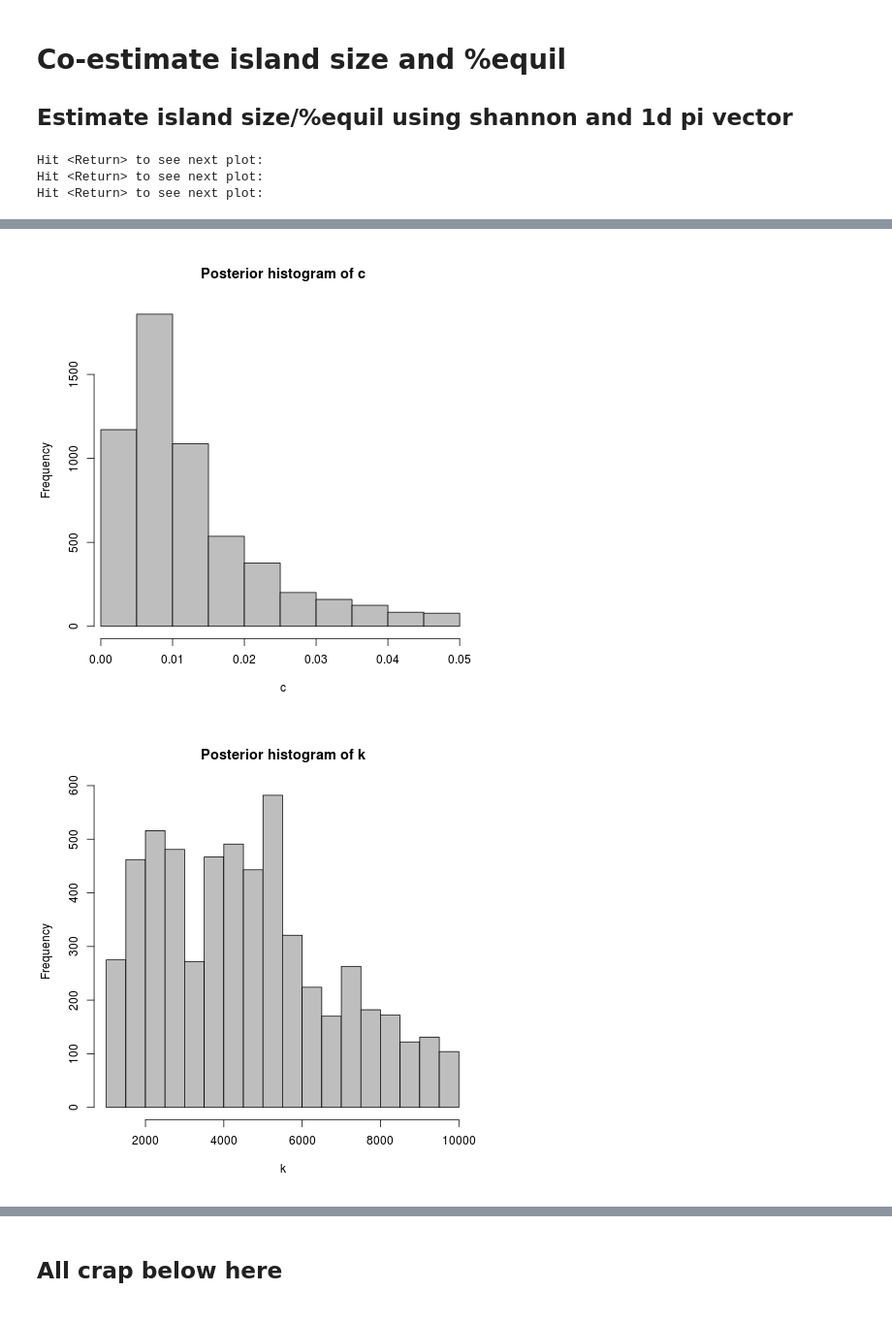
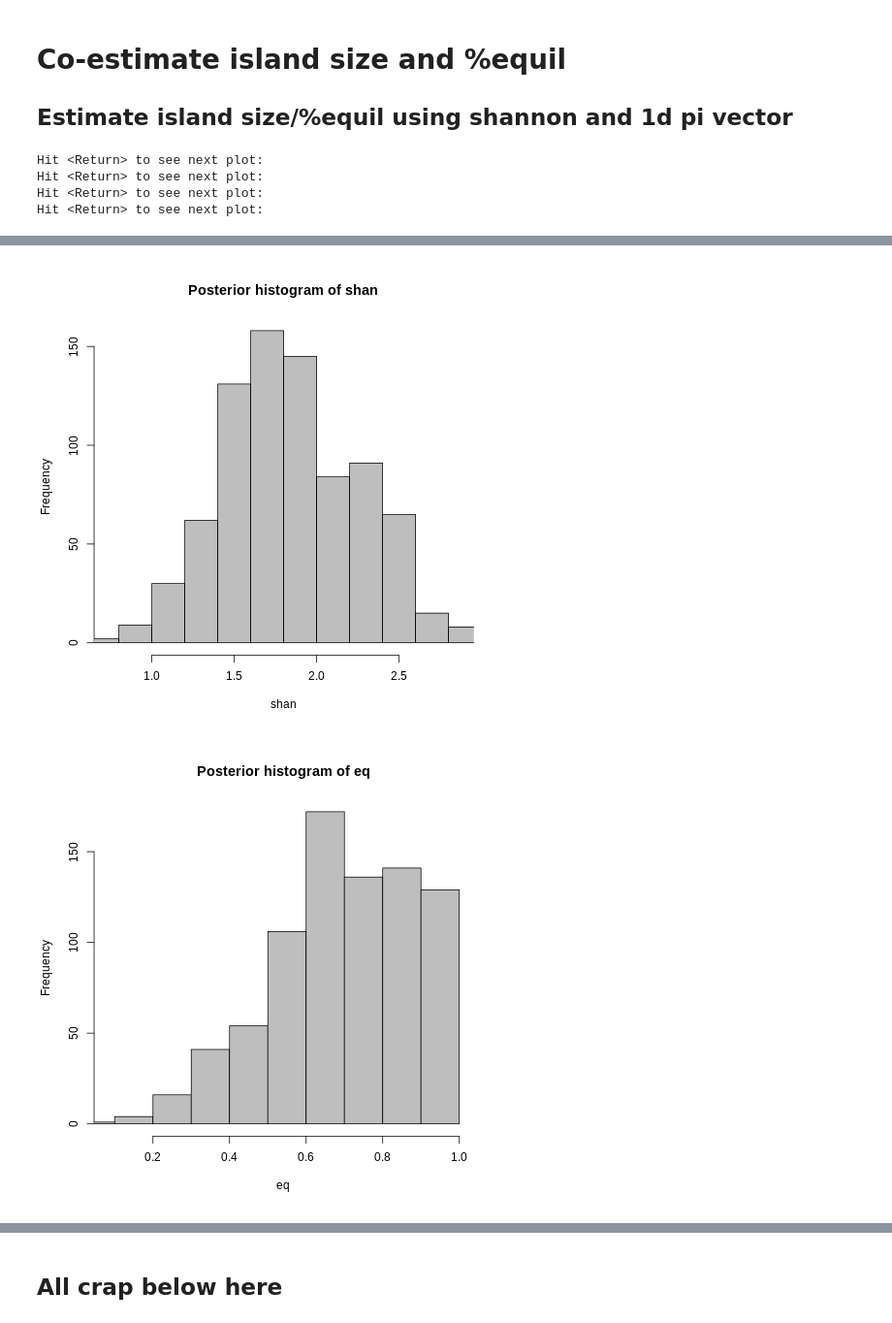
Before and after one commit to isaacovercast/gimmeSAD, a Jupyter notebook: ipython-notebooks/spider_postflight.ipynb, the cells around one changed output, grey strips where cells are left out. Shown at 97% size. Cells and saved outputs as stored; diff of their text form; code cells hidden in the pictures.

```diff
--- a/ipython-notebooks/spider_postflight.ipynb
+++ b/ipython-notebooks/spider_postflight.ipynb
@@ -262,7 +395,8 @@ Prediction error based on a cross-validation sample of 50
 [figure]
 # %%
 %%R
-res.abc = abc(target=OBS, param=data.frame(colrate=PRIOR[,"colrate"]), sumstat=PRIOR[,7:17], tol=0.001, method="loclinear")
+res.abc = abc(target=OBS, param=data.frame(colrate=PRIOR[,"colrate"]), sumstat=PRIOR[,7:17], tol=0.0025,
+              method="loclinear")
 print(summary(res.abc))
 hist(res.abc)
 plot(res.abc, param=PRIOR[,"colrate"])
@@ -288,0 +588,7 @@ Max.:                   0.0208180124
+# %%
+%%R
+res.abc = abc(target=OBS, param=data.frame(colrate=PRIOR[,"K"]), sumstat=PRIOR[,7:17], tol=0.0025,
+              method="loclinear")
+print(summary(res.abc))
+hist(res.abc)
+plot(res.abc, param=PRIOR[,"K"])
@@ -562,22 +985,39 @@ Max.:                  1.0504453
 from sklearn.decomposition import PCA
 import matplotlib.pyplot as plt
 import pymc3
-
+import scipy
+import matplotlib
+from matplotlib.font_manager import FontProperties
+matplotlib.font_manager._rebuild()
 ## Read in observed data
 
 #print(out.shape)
 eqs = np.array(out[0])
 print(np.mean(eqs))
 fig = plt.figure(dpi=300)
+plt.rcParams["font.family"] = "Helvetica"
+
+## KDE
+X_plot = np.linspace(0.05, 1, 1000)
+kde = scipy.stats.gaussian_kde([x[0] for x in eqs])
+plt.plot(X_plot, kde(X_plot), alpha=0.75, color='black')
+
 ax = fig.gca()
 ax.get_yaxis().set_ticks([])
-_, _, _ = plt.hist(eqs, bins=75, color='grey', lw=1, normed=True)
+## Histogram
+## _, _, _ = plt.hist(eqs, bins=75, color='grey', lw=1, normed=True)
 xs = pymc3.stats.hpd(eqs)[0]
 print(xs)
-plt.axvline(xs[0], color='r', linestyle='--', alpha=0.5)
-plt.axvline(min(1, xs[1]), color='r', linestyle='--', alpha=0.5)
-plt.xlabel(u"Λ")
-plt.xlim((0.05, 1.002))
-plt.hist(lamb_dat, bins=50, histtype="step", normed=True)
+plt.axvline(xs[0], color='r', linestyle='--', alpha=0.75)
+plt.axvline(min(1, xs[1]), color='r', linestyle='--', alpha=0.75)
+
+font = FontProperties()
+font.set_family('Times New Roman')
+plt.xlabel(u"Λ", fontproperties=font)
+plt.ylabel(u"Density")
+
+plt.xlim((0.05, 1.00))
+plt.ylim((0, 2))
+plt.hist(lamb_dat, bins=50, histtype="step", normed=True, color='b', alpha=0.75)
 plt.savefig("/home/isaac/gimmeSAD/spider-shan-equilib-posterior.svg")
 # %% [output]
@@ -637,7 +1097,9 @@ print(summary(cv.res.reg))
 plot(cv.res.reg)
 # %%
 %%R
-res.abc = abc(target=OBS[1:11], param=data.frame(c=PRIOR[,"c"], k=PRIOR[,"K"], eq=PRIOR[,"X.equil"]), sumstat=PRIOR[,7:17], hcorr=FALSE, tol=0.005, method="rejection")
+res.abc = abc(target=OBS[2:11], param=data.frame(shan=PRIOR[,"shannon"], eq=PRIOR[,"X.equil"],
+                                                 c=PRIOR[,"colrate"], k=PRIOR[,"K"]),
+                                                 sumstat=PRIOR[,8:17], hcorr=FALSE, tol=0.002, method="rejection")
 print(summary(res.abc))
 hist(res.abc)
 
@@ -646,4 +1108,5 @@ hist(res.abc)
 Hit <Return> to see next plot:
 Hit <Return> to see next plot:
 Hit <Return> to see next plot:
+Hit <Return> to see next plot:
 Call:
@@ -666,2 +1129,2 @@ Max.:        4.988893e-02 1.000000e+04 9.998816e-01
-[figure, old version]
+[figure, new version]
-[figure, old version]
+[figure, new version]
```
Also changed, not shown: parts of 39 cells of this notebook, 9 other files.
